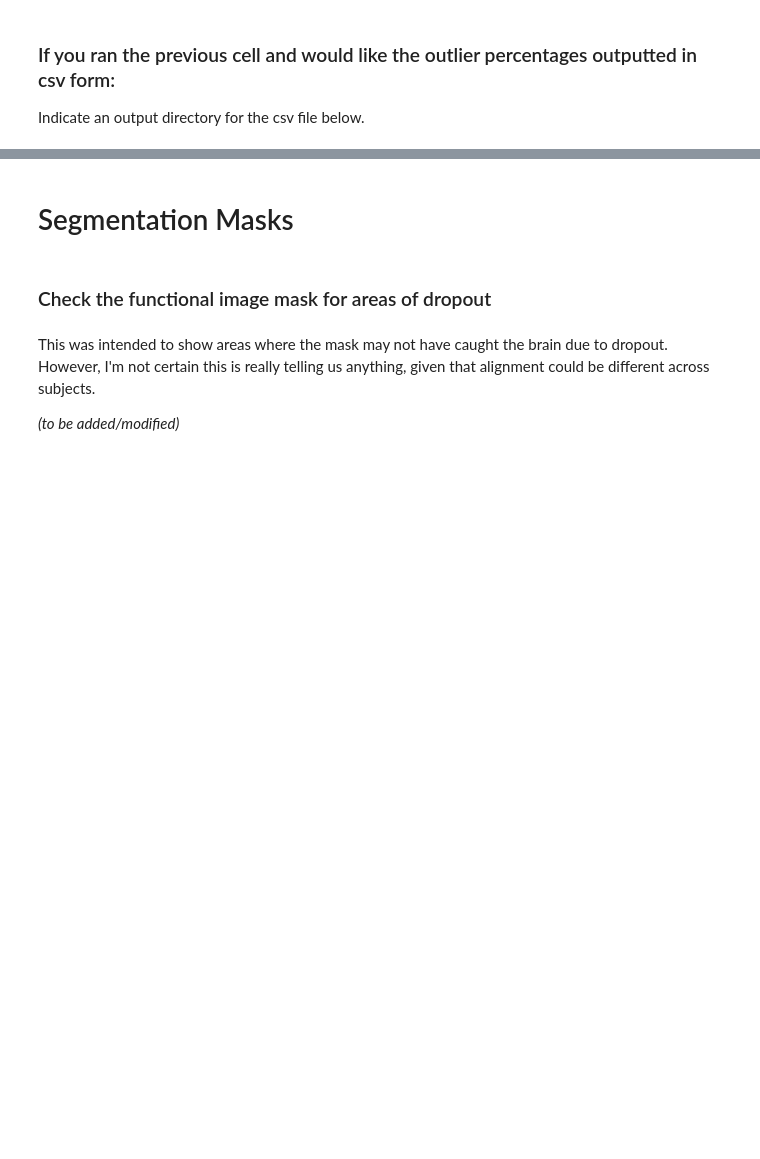
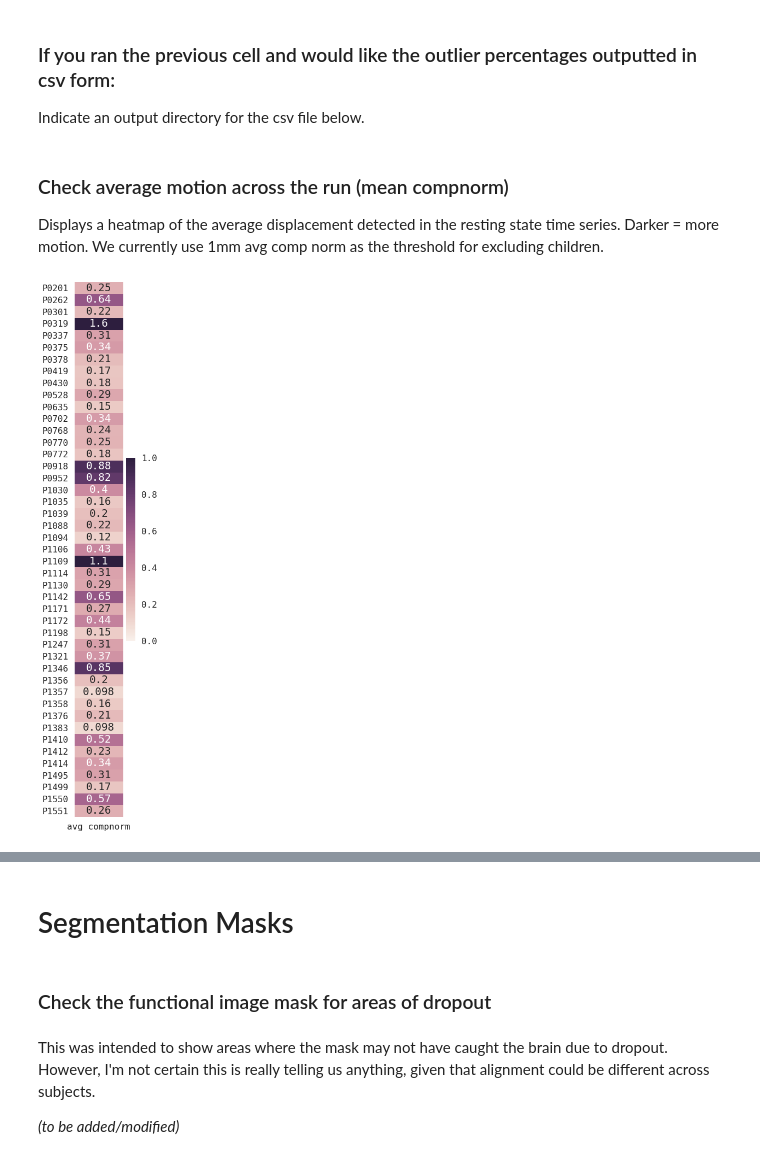
Before and after one commit to utooley/qa, a Jupyter notebook: rsfmri_qa.ipynb, the cells around one changed output, grey strips where cells are left out. Drawn from its saved outputs; the diff is of its cells as text; code cells hidden in the pictures; blank space fills up the shorter version.

```diff
--- a/rsfmri_qa.ipynb
+++ b/rsfmri_qa.ipynb
@@ -187,2 +187,6 @@ csv_outdir = '/path/to/outdir/'  # USER OPTION
 
 outlier_df.to_csv(os.path.join(csv_outdir, 'outlier_summary.csv'))
+# %% [markdown]
+### Check average motion across the run (mean compnorm) ###
+
+Displays a heatmap of the average displacement detected in the resting state time series. Darker = more motion. We currently use 1mm avg comp norm as the threshold for excluding children.
@@ -188,0 +206,13 @@ outlier_df.to_csv(os.path.join(csv_outdir, 'outlier_summary.csv'))
+# %%
+df = pd.DataFrame()
+subjlist = get_subjlist()
+for idx, subj in enumerate(subjlist):
+    meancompnorm = avg_compnorm(os.path.join(rsfmri_dir, subj))
+    df.set_value(subj, 'avg compnorm', meancompnorm)
+
+sns.set(context="poster", font="monospace")
+f, ax = plt.subplots(figsize=(2, 0.4*len(df.index)))
+sns.heatmap(df, linewidths=0, annot=True, vmax=1, vmin=0)
+compnorm_df = df
+# %% [output]
+[figure, added]
```
Also changed, not shown: parts of 12 cells of this notebook.
